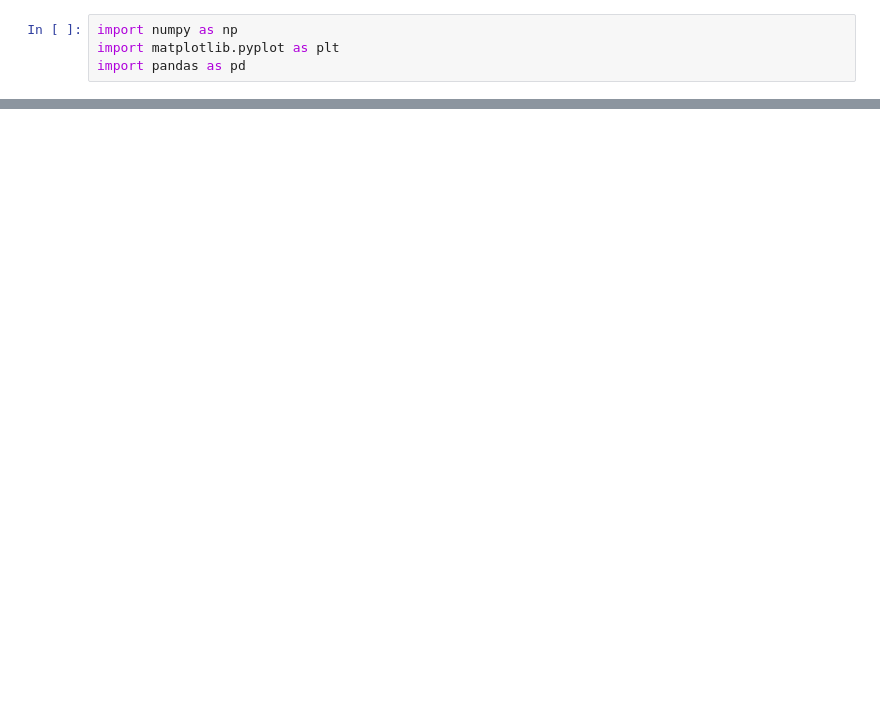
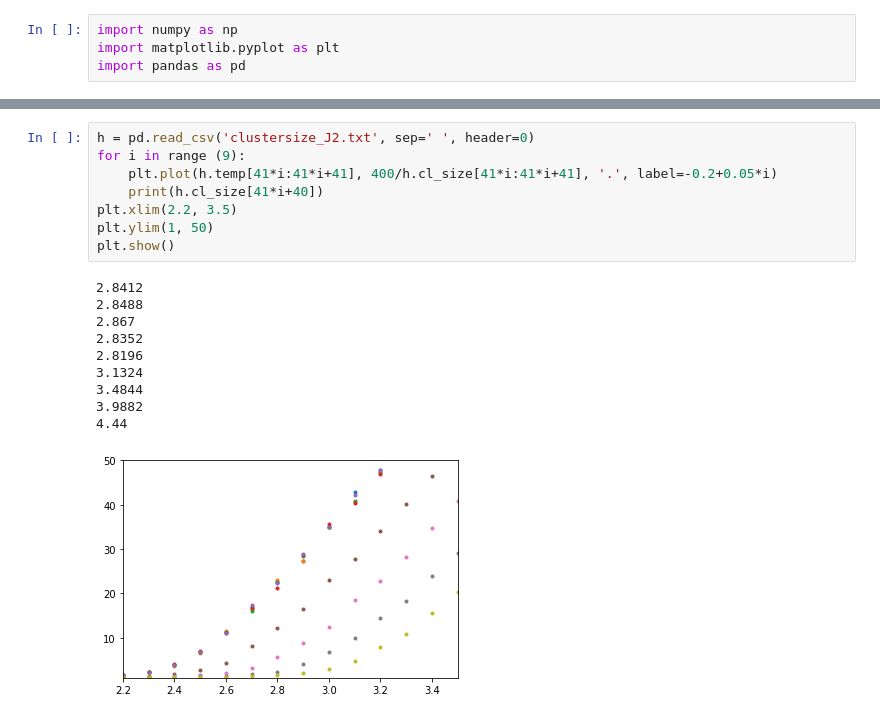
Before and after one commit to aadeliee22/MCMCIsing_SLMC, a Jupyter notebook: python/5th/Untitled.ipynb, the cells around one changed output, grey strips where cells are left out. Saved outputs shown, nothing was run; the diff lists cells and outputs as text; blank space fills up the shorter version.

```diff
--- a/python/5th/Untitled.ipynb
+++ b/python/5th/Untitled.ipynb
@@ -40,0 +24,19 @@ plt.show()
+# %%
+h = pd.read_csv('clustersize_J2.txt', sep=' ', header=0)
+for i in range (9):
+    plt.plot(h.temp[41*i:41*i+41], 400/h.cl_size[41*i:41*i+41], '.', label=-0.2+0.05*i)
+    print(h.cl_size[41*i+40])
+plt.xlim(2.2, 3.5)
+plt.ylim(1, 50)
+plt.show()
+# %% [output]
+2.8412
+2.8488
+2.867
+2.8352
+2.8196
+3.1324
+3.4844
+3.9882
+4.44
+[figure, added]
```
Also changed, not shown: parts of 8 cells of this notebook, 12 other files.
